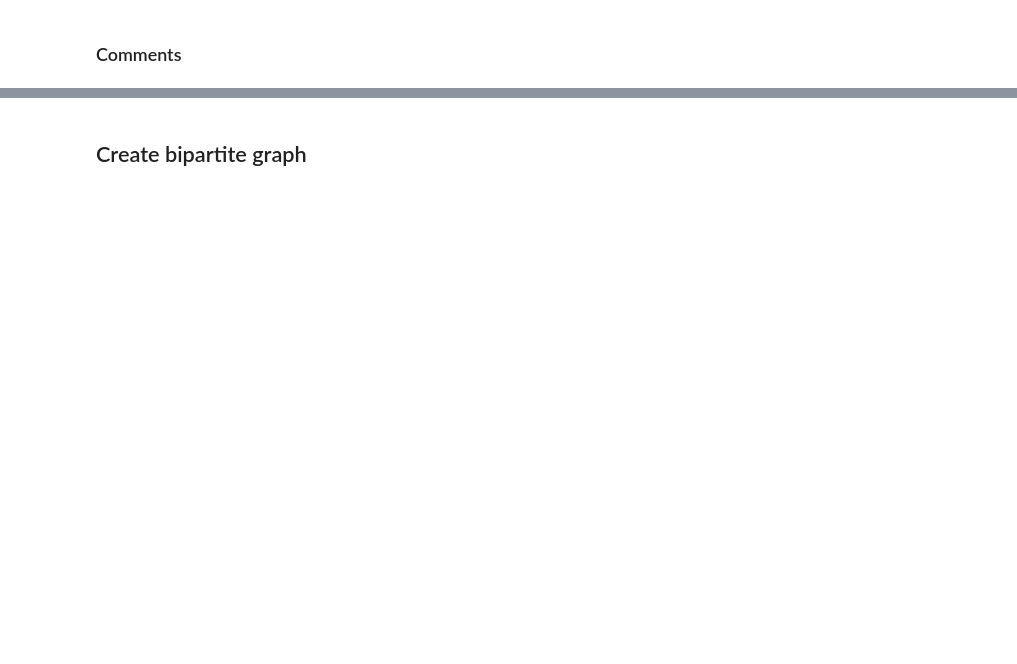
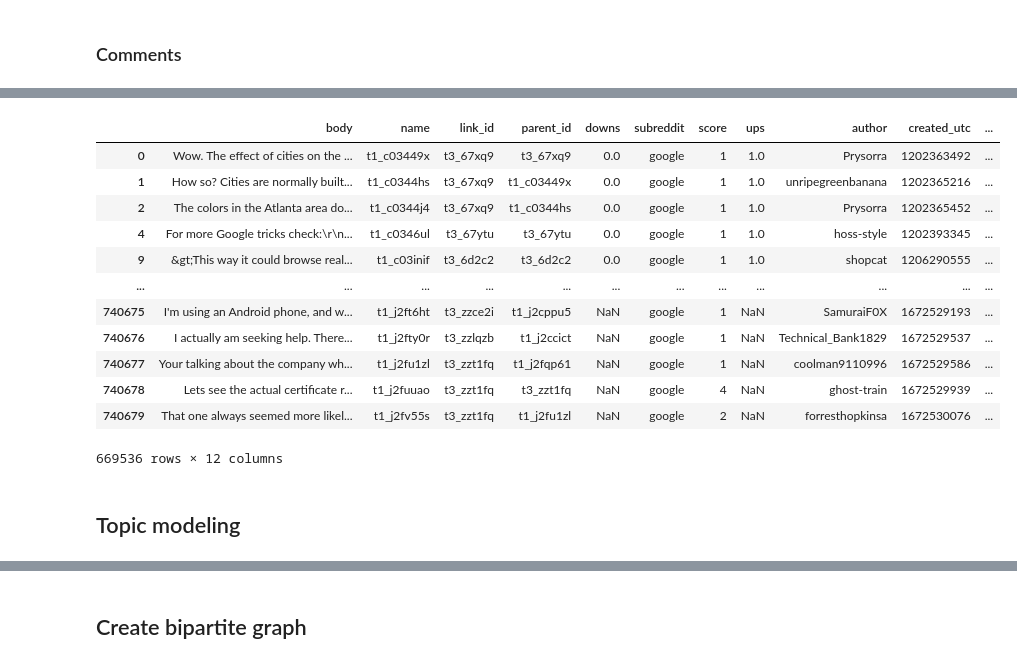
Before and after one commit to lakshyaag/INSY670-SocialMediaAnalytics-Group, a Jupyter notebook: Project/code.ipynb, the cells around one changed output, grey strips where cells are left out. Drawn from its saved outputs; the diff is of its cells as text; code cells hidden in the pictures; blank space fills up the shorter version.

```diff
--- a/Project/code.ipynb
+++ b/Project/code.ipynb
@@ -20,5 +41,7 @@ pd.set_option("display.max_columns", None)
 # %% [markdown]
 ## Load data
+# %%
+SUBREDDIT_NAME = "google"
 # %% [markdown]
 ### Submissions
 # %%
@@ -67,15 +88,8 @@ comments_columns_ = [
 ]
 
 
-mcgill_comments = get_input_files("mcgill", type="comments").read()[comments_columns_]
-waterloo_comments = get_input_files("uwaterloo", type="comments").read()[
-    comments_columns_
-]
+comments = get_input_files(SUBREDDIT_NAME, type="comments").read()[comments_columns_]
 
-mcgill_comments = mcgill_comments[
-    ~mcgill_comments["author"].isin(["[deleted]", "[removed]"])
-]
-waterloo_comments = waterloo_comments[
-    ~waterloo_comments["author"].isin(["[deleted]", "[removed]"])
-]
+comments = comments[~comments["author"].isin(["[deleted]", "[removed]"])]
+comments["submission_id"] = comments["link_id"].str.split("t3_").str[1]
 # %% [output]
@@ -100,0 +97,3 @@ mcgill_comments
+# %%
+comments
+# %% [output]
@@ -100,0 +101,15 @@ mcgill_comments
+|  | body | name | link_id | parent_id | downs | subreddit | score | ups | author | created_utc | ... |
+| 0 | Wow. The effect of cities on the ... | t1_c03449x | t3_67xq9 | t3_67xq9 | 0.0 | google | 1 | 1.0 | Prysorra | 1202363492 | ... |
+| 1 | How so? Cities are normally built... | t1_c0344hs | t3_67xq9 | t1_c03449x | 0.0 | google | 1 | 1.0 | unripegreenbanana | 1202365216 | ... |
+| 2 | The colors in the Atlanta area do... | t1_c0344j4 | t3_67xq9 | t1_c0344hs | 0.0 | google | 1 | 1.0 | Prysorra | 1202365452 | ... |
+| 4 | For more Google tricks check:\r\n... | t1_c0346ul | t3_67ytu | t3_67ytu | 0.0 | google | 1 | 1.0 | hoss-style | 1202393345 | ... |
+| 9 | &gt;This way it could browse real... | t1_c03inif | t3_6d2c2 | t3_6d2c2 | 0.0 | google | 1 | 1.0 | shopcat | 1206290555 | ... |
+| ... | ... | ... | ... | ... | ... | ... | ... | ... | ... | ... | ... |
+| 740675 | I'm using an Android phone, and w... | t1_j2ft6ht | t3_zzce2i | t1_j2cppu5 | NaN | google | 1 | NaN | SamuraiF0X | 1672529193 | ... |
+| 740676 | I actually am seeking help. There... | t1_j2fty0r | t3_zzlqzb | t1_j2ccict | NaN | google | 1 | NaN | Technical_Bank1829 | 1672529537 | ... |
+| 740677 | Your talking about the company wh... | t1_j2fu1zl | t3_zzt1fq | t1_j2fqp61 | NaN | google | 1 | NaN | coolman9110996 | 1672529586 | ... |
+| 740678 | Lets see the actual certificate r... | t1_j2fuuao | t3_zzt1fq | t3_zzt1fq | NaN | google | 4 | NaN | ghost-train | 1672529939 | ... |
+| 740679 | That one always seemed more likel... | t1_j2fv55s | t3_zzt1fq | t1_j2fu1zl | NaN | google | 2 | NaN | forresthopkinsa | 1672530076 | ... |
+669536 rows × 12 columns
+# %% [markdown]
+## Topic modeling
```
Also changed, not shown: parts of 39 cells of this notebook.
